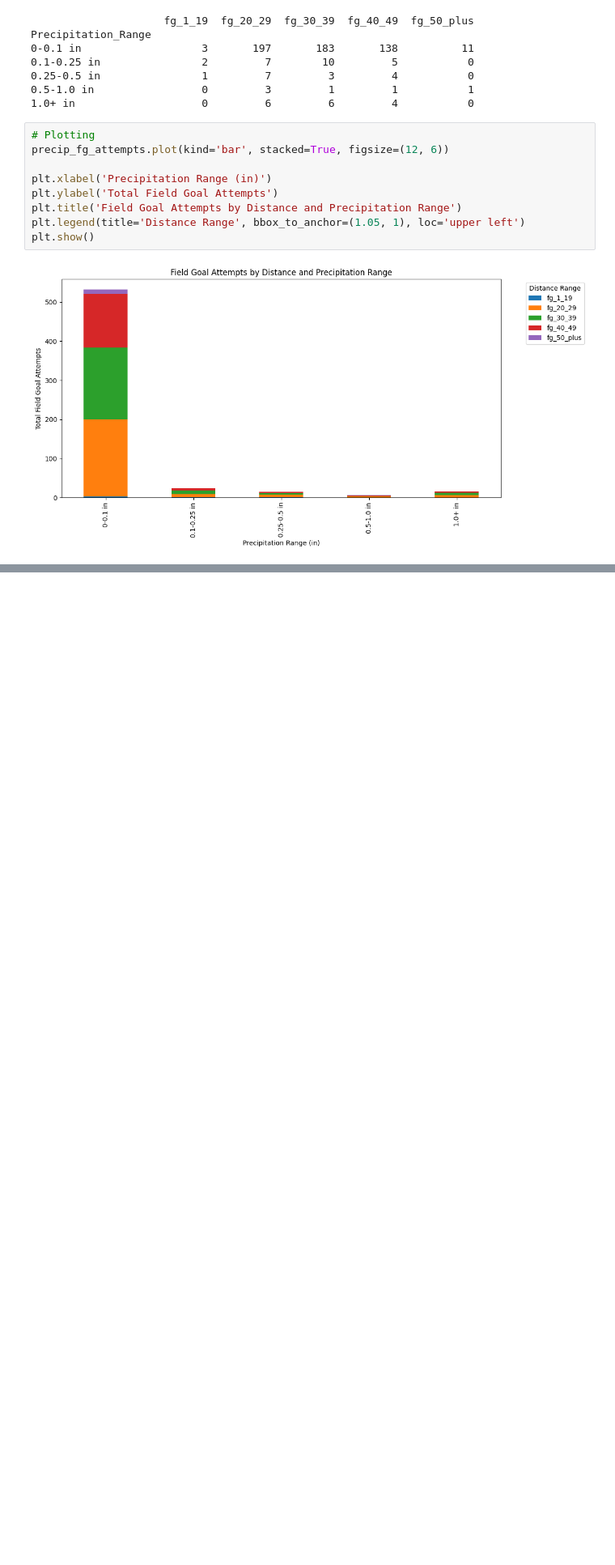
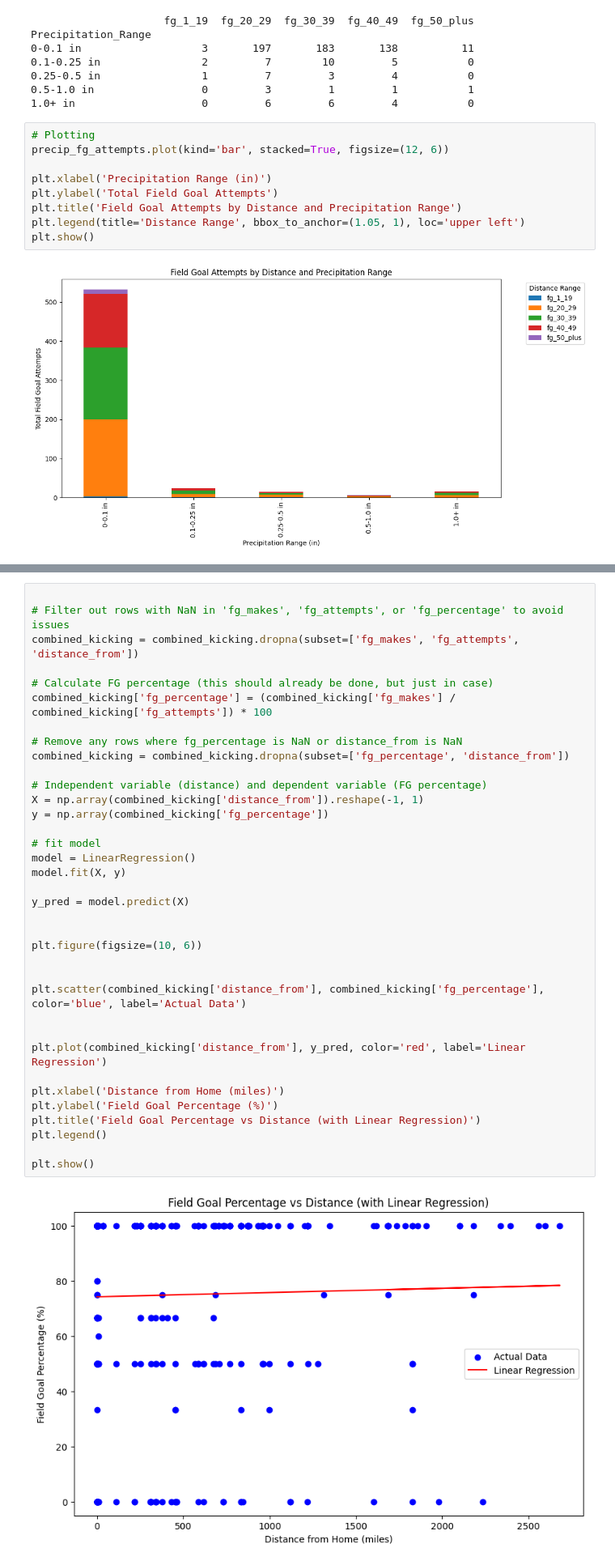
Before and after one commit to bgwarren1/BSA-BIG10, a Jupyter notebook: notebooks/Kicking_Analysis/Rain_Analysis/all4_kicking_rain.ipynb, the cells around one changed output, grey strips where cells are left out. Shown: that part at 81% size. Cells and saved outputs as stored; diff of their text form; blank space fills up the shorter version.

Commit message:
Added updated kicking folder

```diff
--- a/notebooks/Kicking_Analysis/Rain_Analysis/all4_kicking_rain.ipynb
+++ b/notebooks/Kicking_Analysis/Rain_Analysis/all4_kicking_rain.ipynb
@@ -446,3 +442,41 @@ plt.legend()
 plt.show()
 # %% [output]
 [figure]
+# %%
+
+# Filter out rows with NaN in 'fg_makes', 'fg_attempts', or 'fg_percentage' to avoid issues
+combined_kicking = combined_kicking.dropna(subset=['fg_makes', 'fg_attempts', 'distance_from'])
+
+# Calculate FG percentage (this should already be done, but just in case)
+combined_kicking['fg_percentage'] = (combined_kicking['fg_makes'] / combined_kicking['fg_attempts']) * 100
+
+# Remove any rows where fg_percentage is NaN or distance_from is NaN
+combined_kicking = combined_kicking.dropna(subset=['fg_percentage', 'distance_from'])
+
+# Independent variable (distance) and dependent variable (FG percentage)
+X = np.array(combined_kicking['distance_from']).reshape(-1, 1)
+y = np.array(combined_kicking['fg_percentage'])
+
+# fit model
+model = LinearRegression()
+model.fit(X, y)
+
+y_pred = model.predict(X)
+
+
+plt.figure(figsize=(10, 6))
+
+
+plt.scatter(combined_kicking['distance_from'], combined_kicking['fg_percentage'], color='blue', label='Actual Data')
+
+
+plt.plot(combined_kicking['distance_from'], y_pred, color='red', label='Linear Regression')
+
+plt.xlabel('Distance from Home (miles)')
+plt.ylabel('Field Goal Percentage (%)')
+plt.title('Field Goal Percentage vs Distance (with Linear Regression)')
+plt.legend()
+
+plt.show()
+# %% [output]
+[figure, added]
```
Also changed, not shown: parts of 13 cells of this notebook, 1 other file.
